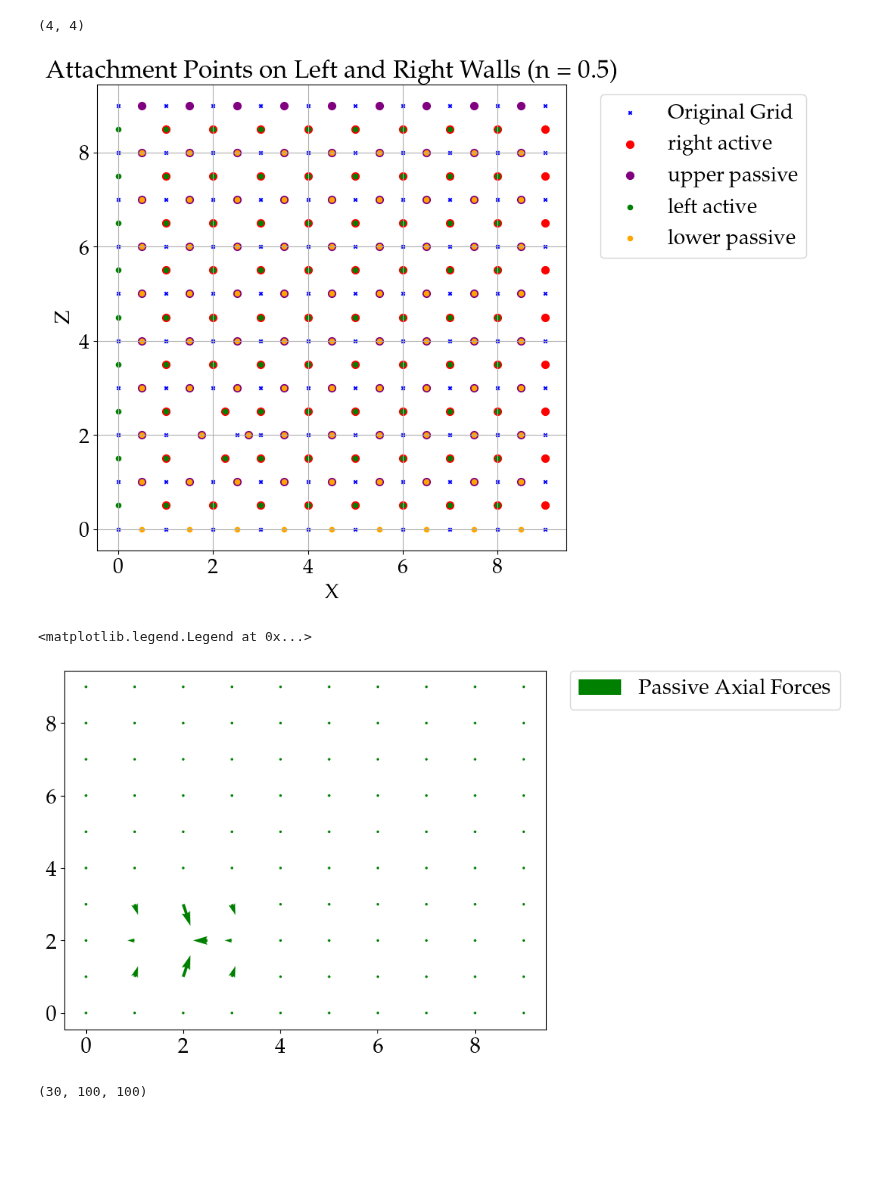
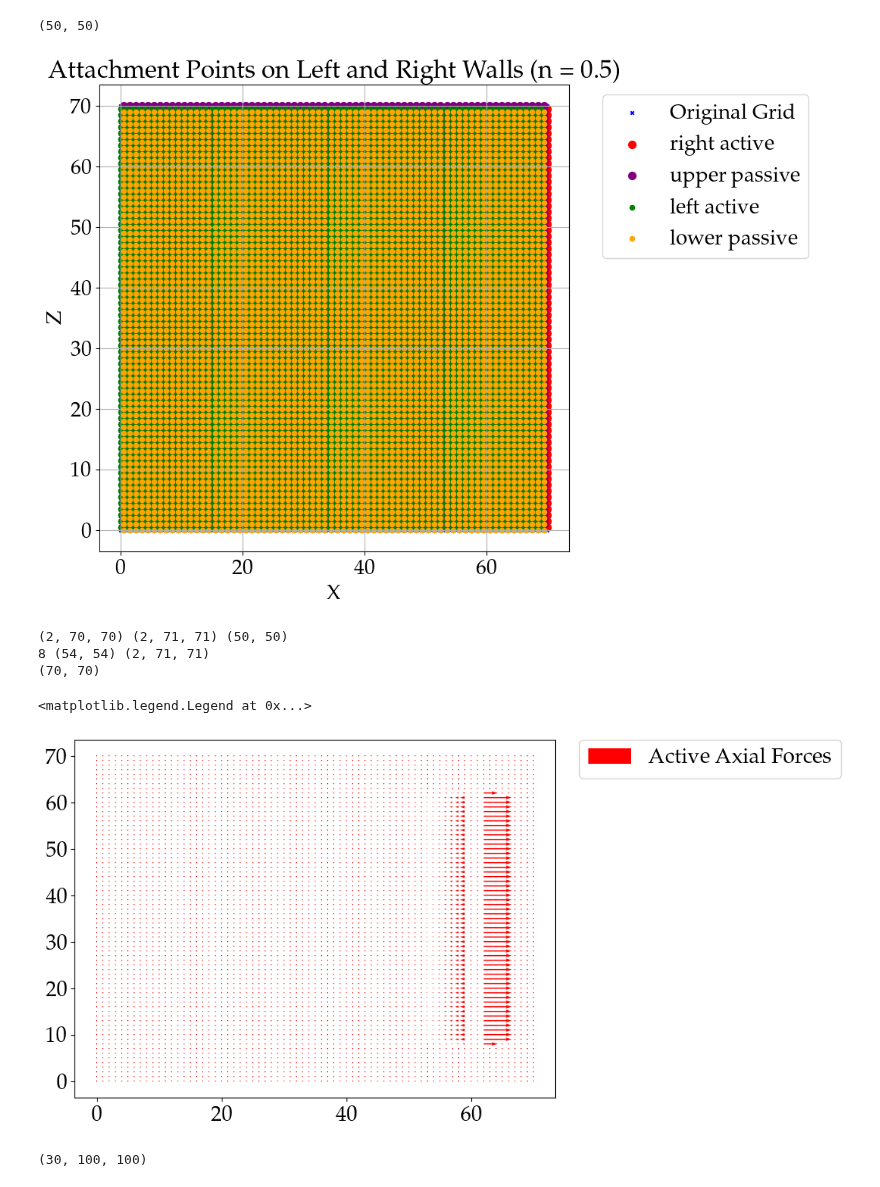
Before and after one commit to LukasBremer/SMM_AdODE_2D, a Jupyter notebook: adode_cluster/SpringMassModel/APModel.ipynb, the cells around one changed output. Drawn from its saved outputs; the diff is of its cells as text; code cells hidden in the pictures; blank space fills up the shorter version.

Commit message:
correct shape, test active forces

```diff
--- a/adode_cluster/SpringMassModel/APModel.ipynb
+++ b/adode_cluster/SpringMassModel/APModel.ipynb
@@ -221,13 +222,16 @@ def enforce_T_and_pad(T, xy_grid):
 # %%
 # Create a 100x100 grid of x and z coordinates
-x_vals = np.linspace(0, 9, 10)
-z_vals = np.linspace(0, 9, 10)
+size = 50
+pad = 10
+size_mech = size + 2*pad +1
+x_vals = np.linspace(0, size_mech-1,size_mech)
+z_vals = np.linspace(0, size_mech-1,size_mech)
 
-T_vals = np.linspace(0, .99, 4)
+T_vals = np.linspace(0, .9, size)
 
 # Generate meshgrid for x and z
 x_grid, z_grid = np.meshgrid(x_vals, z_vals)
-x_grid[2,2]= x_grid[2,2]+.5
+# x_grid[2,2]= x_grid[2,2]+.5
 
 T_grid= np.meshgrid(T_vals, T_vals)[0]
 print(T_grid.shape)
@@ -245,7 +249,7 @@ par = {
     'l_g':1  # Example rest length (constant)
     }
 # %% [output]
-(4, 4)
+(50, 50)
 # %%
 
 
@@ -277,23 +281,26 @@ ax.grid(True)
 # Show plot
 plt.show()
 # %% [output]
-[figure, old version]
+[figure, new version]
 # %%
 # Run the force field calculation
 force_struct = force_field_struct(xy_grid, par)*5
-force_active = force_field_active(xy_grid, T_grid, par)*10
+force_active = force_field_active(xy_grid, T_grid, par)*5
 force_passive = force_field_passive(xy_grid, par)*200
 
 
 # Plot the force field using a quiver plot
 plt.figure(figsize=(8, 6))
 # plt.quiver(xy_grid[0, :, :], xy_grid[1, :, :], force_struct[0,:,:], force_struct[1,:,:], scale=10, color='blue', angles='xy', scale_units='xy',label = 'Structural Forces')
-# plt.quiver(xy_grid[0, :, :], xy_grid[1, :, :], force_active[0, :, :], force_active[1, :, :], scale=10, color='red', angles='xy', scale_units='xy',label = 'Active Axial Forces')
-plt.quiver(xy_grid[0, :, :], xy_grid[1, :, :], force_passive[0, :, :], force_passive[1, :, :], scale=10, color='green', angles='xy', scale_units='xy',label = 'Passive Axial Forces')
+plt.quiver(xy_grid[0, :, :], xy_grid[1, :, :], force_active[0, :, :], force_active[1, :, :], scale=10, color='red', angles='xy', scale_units='xy',label = 'Active Axial Forces')
+# plt.quiver(xy_grid[0, :, :], xy_grid[1, :, :], force_passive[0, :, :], force_passive[1, :, :], scale=10, color='green', angles='xy', scale_units='xy',label = 'Passive Axial Forces')
 plt.legend(bbox_to_anchor=(1.05, 1), loc='upper left', borderaxespad=0.)
 # %% [output]
-<matplotlib.legend.Legend at 0x...>
+(2, 70, 70) (2, 71, 71) (50, 50)
+8 (54, 54) (2, 71, 71)
+(70, 70)
+<matplotlib.legend.Legend at 0x...>
-[figure, old version]
+[figure, new version]
 # %%
 def define_AP(**kwargs_sys):
     # disc_x, disc_y = kwargs_sys['size'], kwargs_sys['size']
```
Also changed, not shown: parts of 1 cell of this notebook.
